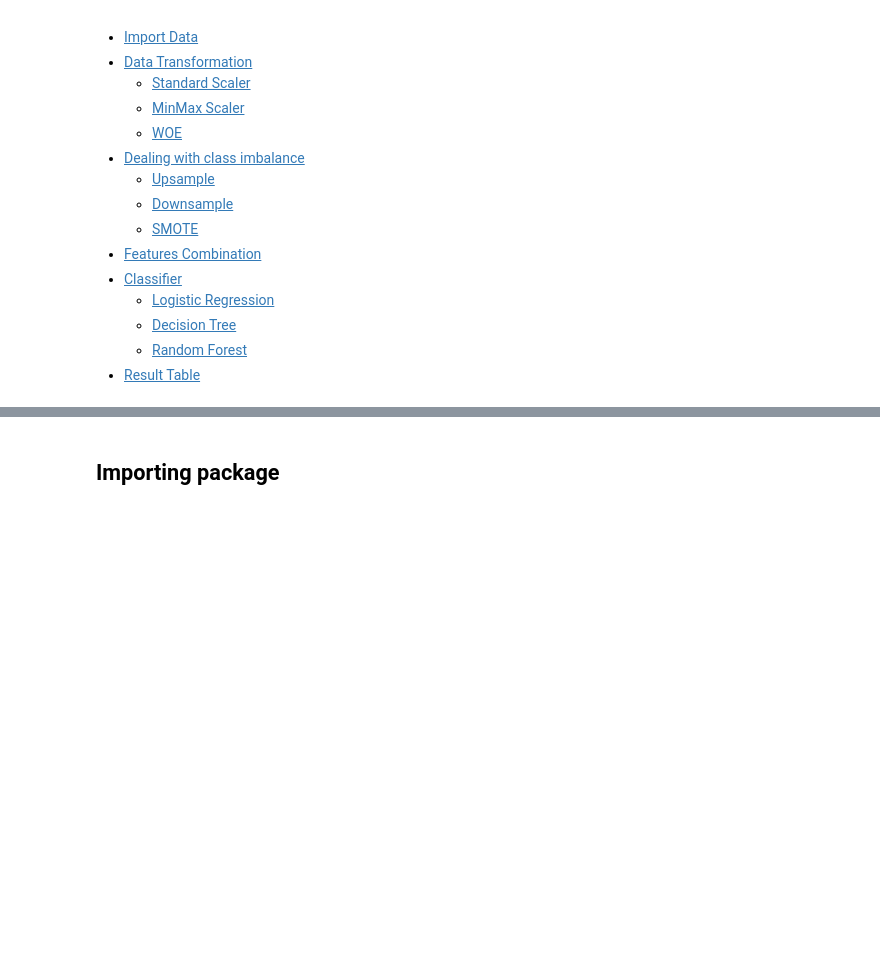
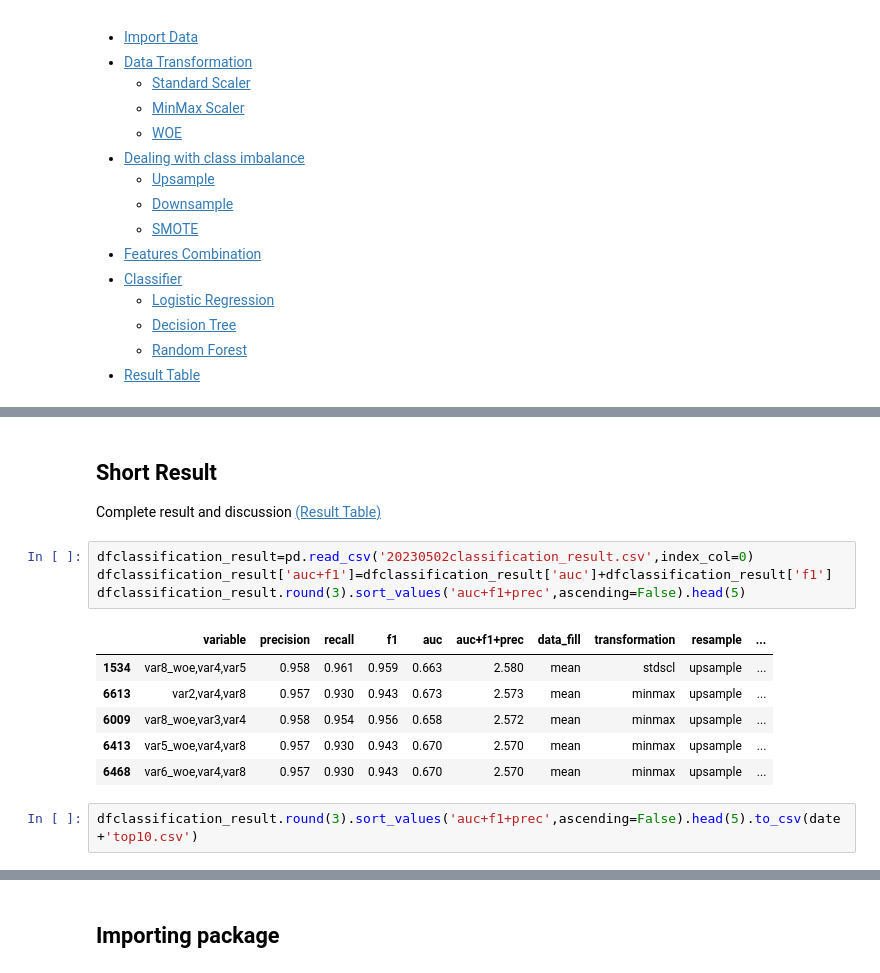
Before and after one commit to martinbandung/2023_MLF_Project, a Jupyter notebook: submission.ipynb, the cells around one changed output, grey strips where cells are left out. Drawn from its saved outputs; the diff is of its cells as text; blank space fills up the shorter version.

```diff
--- a/submission.ipynb
+++ b/submission.ipynb
@@ -41,0 +22,16 @@ dfclassification_result.sort_values('auc+f1+prec',ascending=False).head(5)
+# %% [markdown]
+## Short Result
+Complete result and discussion <a href='#resulttable'>(Result Table)</a>
+# %%
+dfclassification_result=pd.read_csv('20230502classification_result.csv',index_col=0)
+dfclassification_result['auc+f1']=dfclassification_result['auc']+dfclassification_result['f1']
+dfclassification_result.round(3).sort_values('auc+f1+prec',ascending=False).head(5)
+# %% [output]
+|  | variable | precision | recall | f1 | auc | auc+f1+prec | data_fill | transformation | resample | ... |
+| 1534 | var8_woe,var4,var5 | 0.958 | 0.961 | 0.959 | 0.663 | 2.580 | mean | stdscl | upsample | ... |
+| 6613 | var2,var4,var8 | 0.957 | 0.930 | 0.943 | 0.673 | 2.573 | mean | minmax | upsample | ... |
+| 6009 | var8_woe,var3,var4 | 0.958 | 0.954 | 0.956 | 0.658 | 2.572 | mean | minmax | upsample | ... |
+| 6413 | var5_woe,var4,var8 | 0.957 | 0.930 | 0.943 | 0.670 | 2.570 | mean | minmax | upsample | ... |
+| 6468 | var6_woe,var4,var8 | 0.957 | 0.930 | 0.943 | 0.670 | 2.570 | mean | minmax | upsample | ... |
+# %%
+dfclassification_result.round(3).sort_values('auc+f1+prec',ascending=False).head(5).to_csv(date+'top10.csv')
```
Also changed, not shown: parts of 4 cells of this notebook, 4 other files.
